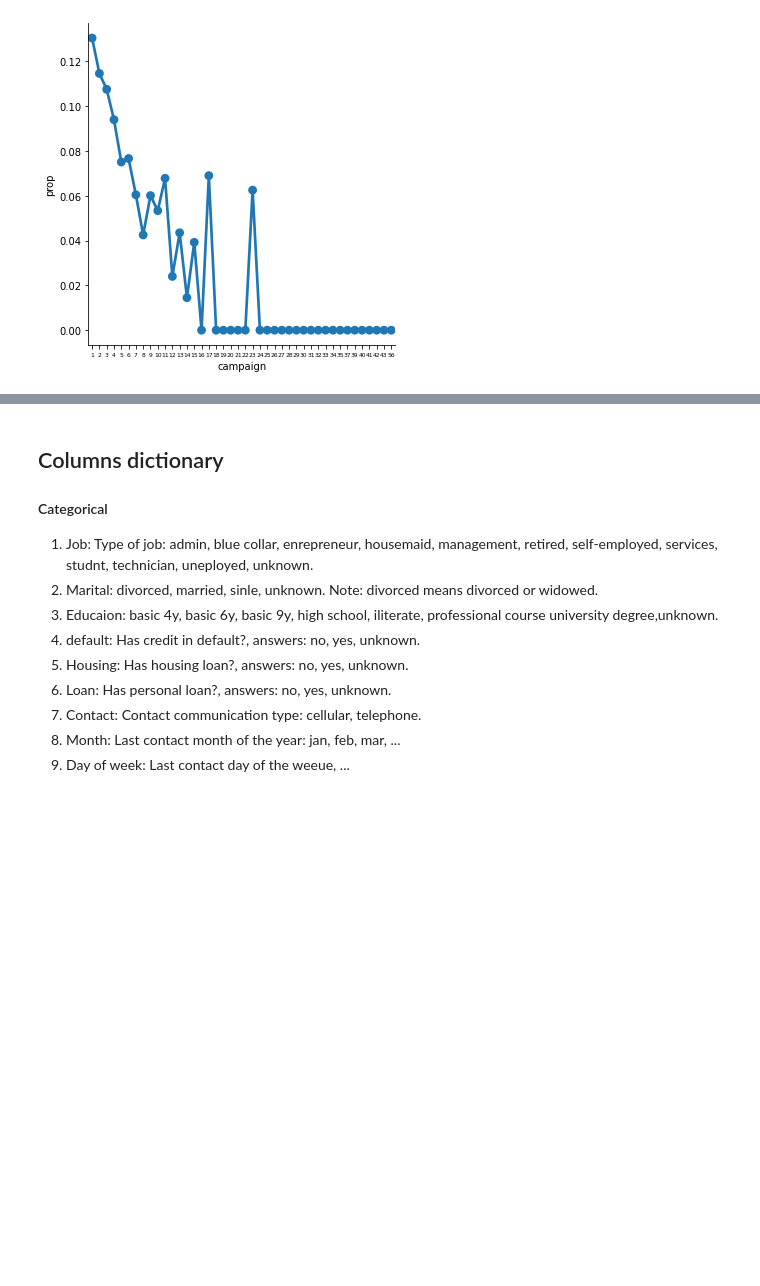
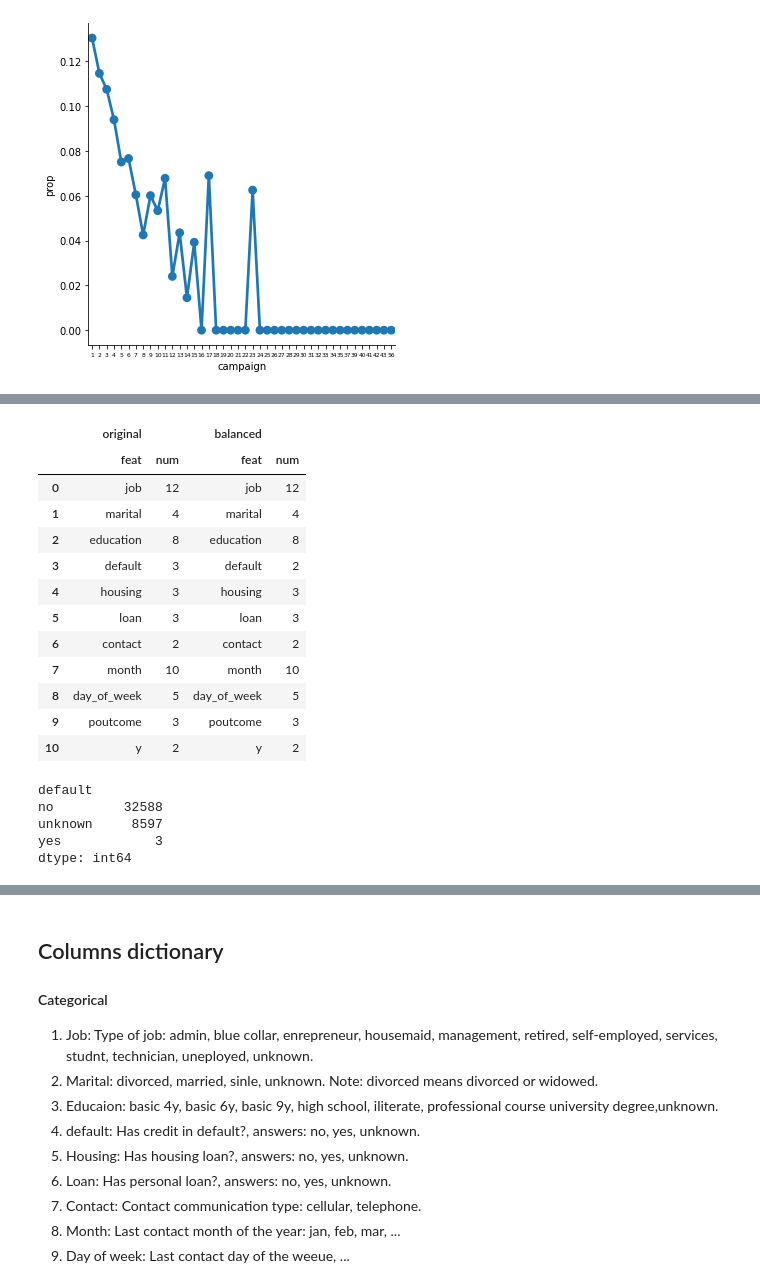
Before and after one commit to Ggovea/DataScienceWrangle, a Jupyter notebook: DATA_WRANGLE_BANK.ipynb, the cells around one changed output, grey strips where cells are left out. Cells and saved outputs as stored; diff of their text form; code cells hidden in the pictures; blank space fills up the shorter version.

```diff
--- a/DATA_WRANGLE_BANK.ipynb
+++ b/DATA_WRANGLE_BANK.ipynb
@@ -456,0 +493,28 @@ plt.show()
+# %%
+# List number of elements per each categorical feature
+list1 = pd.DataFrame([(catsb.columns[j], len(catsb.iloc[:,j].unique())) for j in range(11)], columns = ['feat', 'num'])
+list2 = pd.DataFrame([(cats.columns[j], len(cats.iloc[:,j].unique())) for j in range(11)], columns = ['feat', 'num'])
+pd.concat([list2, list1], axis = 1, join = 'outer', keys = ['original','balanced'])
+# %% [output]
+|  | original |  | balanced |  |
+|  | feat | num | feat | num |
+| 0 | job | 12 | job | 12 |
+| 1 | marital | 4 | marital | 4 |
+| 2 | education | 8 | education | 8 |
+| 3 | default | 3 | default | 2 |
+| 4 | housing | 3 | housing | 3 |
+| 5 | loan | 3 | loan | 3 |
+| 6 | contact | 2 | contact | 2 |
+| 7 | month | 10 | month | 10 |
+| 8 | day_of_week | 5 | day_of_week | 5 |
+| 9 | poutcome | 3 | poutcome | 3 |
+| 10 | y | 2 | y | 2 |
+# %%
+# Check whether it is relevant the 'yes' answer... is it the same as 'unknown'???
+cats[['default']].value_counts()
+# %% [output]
+default
+no         32588
+unknown     8597
+yes            3
+dtype: int64
```
Also changed, not shown: parts of 60 cells of this notebook.
